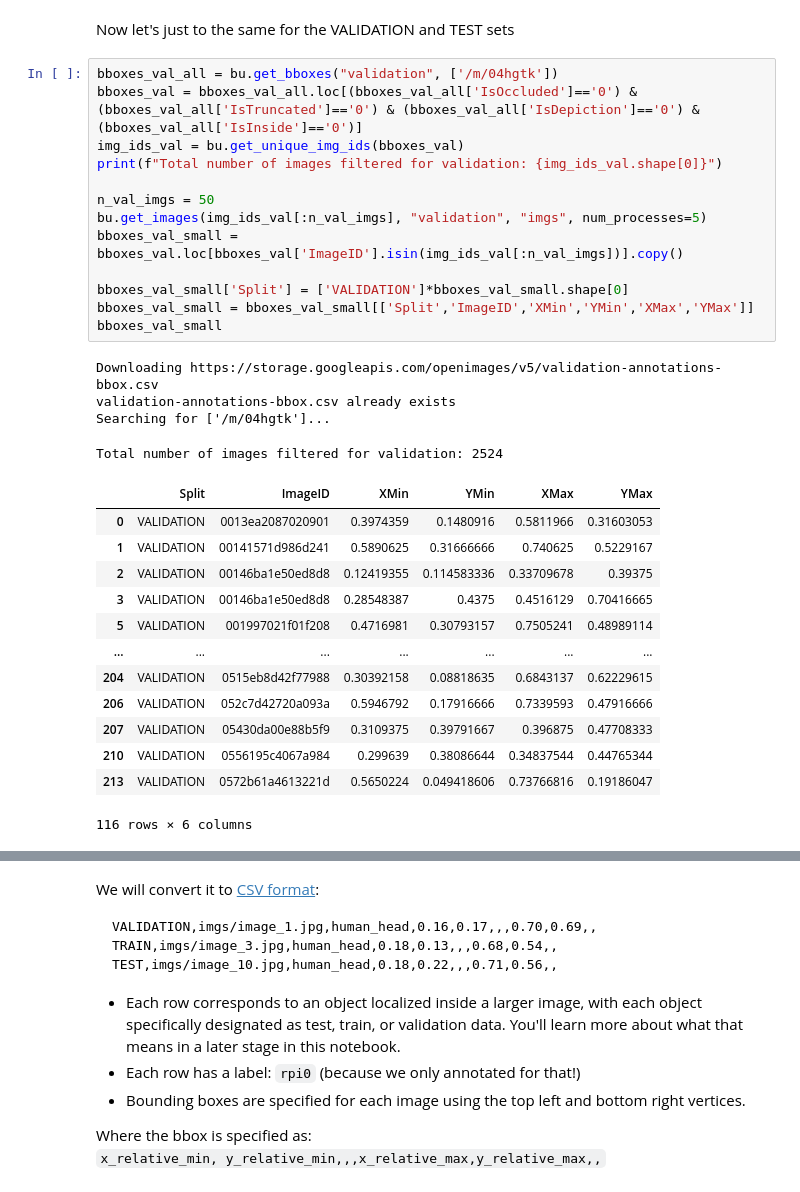
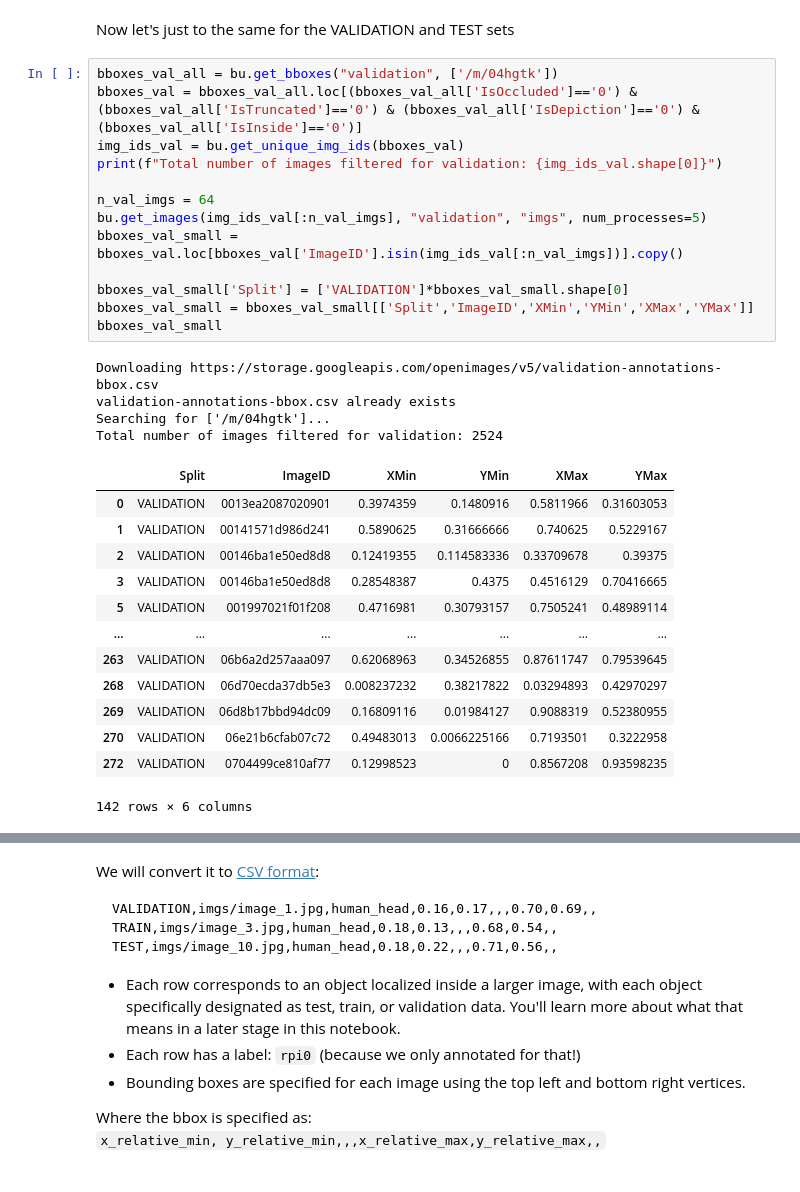
Before and after one commit to ricardodeazambuja/Maple-Syrup-Pi-Camera, a Jupyter notebook: Model_Maker_Object_Detection_Tutorial_detect_heads_using_Open_Images_modified_for_Maple_Syrup_Pi_Camera.ipynb, the cells around one changed output, grey strips where cells are left out. Saved outputs shown, nothing was run; the diff lists cells and outputs as text.

```diff
--- a/Model_Maker_Object_Detection_Tutorial_detect_heads_using_Open_Images_modified_for_Maple_Syrup_Pi_Camera.ipynb
+++ b/Model_Maker_Object_Detection_Tutorial_detect_heads_using_Open_Images_modified_for_Maple_Syrup_Pi_Camera.ipynb
@@ -206,34 +198,34 @@ Now let's just to the same for the VALIDATION and TEST sets
 # %%
 bboxes_val_all = bu.get_bboxes("validation", ['/m/04hgtk'])
 bboxes_val = bboxes_val_all.loc[(bboxes_val_all['IsOccluded']=='0') & (bboxes_val_all['IsTruncated']=='0') & (bboxes_val_all['IsDepiction']=='0') & (bboxes_val_all['IsInside']=='0')]
 img_ids_val = bu.get_unique_img_ids(bboxes_val)
 print(f"Total number of images filtered for validation: {img_ids_val.shape[0]}")
 
-n_val_imgs = 50
+n_val_imgs = 64
 bu.get_images(img_ids_val[:n_val_imgs], "validation", "imgs", num_processes=5)
 bboxes_val_small = bboxes_val.loc[bboxes_val['ImageID'].isin(img_ids_val[:n_val_imgs])].copy()
 
 bboxes_val_small['Split'] = ['VALIDATION']*bboxes_val_small.shape[0]
 bboxes_val_small = bboxes_val_small[['Split','ImageID','XMin','YMin','XMax','YMax']]
 bboxes_val_small
 # %% [output]
 Downloading https://storage.googleapis.com/openimages/v5/validation-annotations-bbox.csv
 validation-annotations-bbox.csv already exists
 Searching for ['/m/04hgtk']...
+Total number of images filtered for validation: 2524
+|  | Split | ImageID | XMin | YMin | XMax | YMax |
+| 0 | VALIDATION | 0013ea2087020901 | 0.3974359 | 0.1480916 | 0.5811966 | 0.31603053 |
+| 1 | VALIDATION | 00141571d986d241 | 0.5890625 | 0.31666666 | 0.740625 | 0.5229167 |
+| 2 | VALIDATION | 00146ba1e50ed8d8 | 0.12419355 | 0.114583336 | 0.33709678 | 0.39375 |
+| 3 | VALIDATION | 00146ba1e50ed8d8 | 0.28548387 | 0.4375 | 0.4516129 | 0.70416665 |
+| 5 | VALIDATION | 001997021f01f208 | 0.4716981 | 0.30793157 | 0.7505241 | 0.48989114 |
+| ... | ... | ... | ... | ... | ... | ... |
+| 263 | VALIDATION | 06b6a2d257aaa097 | 0.62068963 | 0.34526855 | 0.87611747 | 0.79539645 |
+| 268 | VALIDATION | 06d70ecda37db5e3 | 0.008237232 | 0.38217822 | 0.03294893 | 0.42970297 |
+| 269 | VALIDATION | 06d8b17bbd94dc09 | 0.16809116 | 0.01984127 | 0.9088319 | 0.52380955 |
+| 270 | VALIDATION | 06e21b6cfab07c72 | 0.49483013 | 0.0066225166 | 0.7193501 | 0.3222958 |
+| 272 | VALIDATION | 0704499ce810af77 | 0.12998523 | 0 | 0.8567208 | 0.93598235 |
-Total number of images filtered for validation: 2524
+142 rows × 6 columns
-|  | Split | ImageID | XMin | YMin | XMax | YMax |
-| 0 | VALIDATION | 0013ea2087020901 | 0.3974359 | 0.1480916 | 0.5811966 | 0.31603053 |
-| 1 | VALIDATION | 00141571d986d241 | 0.5890625 | 0.31666666 | 0.740625 | 0.5229167 |
-| 2 | VALIDATION | 00146ba1e50ed8d8 | 0.12419355 | 0.114583336 | 0.33709678 | 0.39375 |
-| 3 | VALIDATION | 00146ba1e50ed8d8 | 0.28548387 | 0.4375 | 0.4516129 | 0.70416665 |
-| 5 | VALIDATION | 001997021f01f208 | 0.4716981 | 0.30793157 | 0.7505241 | 0.48989114 |
-| ... | ... | ... | ... | ... | ... | ... |
-| 204 | VALIDATION | 0515eb8d42f77988 | 0.30392158 | 0.08818635 | 0.6843137 | 0.62229615 |
-| 206 | VALIDATION | 052c7d42720a093a | 0.5946792 | 0.17916666 | 0.7339593 | 0.47916666 |
-| 207 | VALIDATION | 05430da00e88b5f9 | 0.3109375 | 0.39791667 | 0.396875 | 0.47708333 |
-| 210 | VALIDATION | 0556195c4067a984 | 0.299639 | 0.38086644 | 0.34837544 | 0.44765344 |
-| 213 | VALIDATION | 0572b61a4613221d | 0.5650224 | 0.049418606 | 0.73766816 | 0.19186047 |
-116 rows × 6 columns
 # %%
 bboxes_test_all = bu.get_bboxes("test", ['/m/04hgtk'])
 bboxes_test = bboxes_test_all.loc[(bboxes_test_all['IsOccluded']=='0') & (bboxes_test_all['IsTruncated']=='0') & (bboxes_test_all['IsDepiction']=='0') & (bboxes_test_all['IsInside']=='0')]
```
Also changed, not shown: parts of 16 cells of this notebook.
